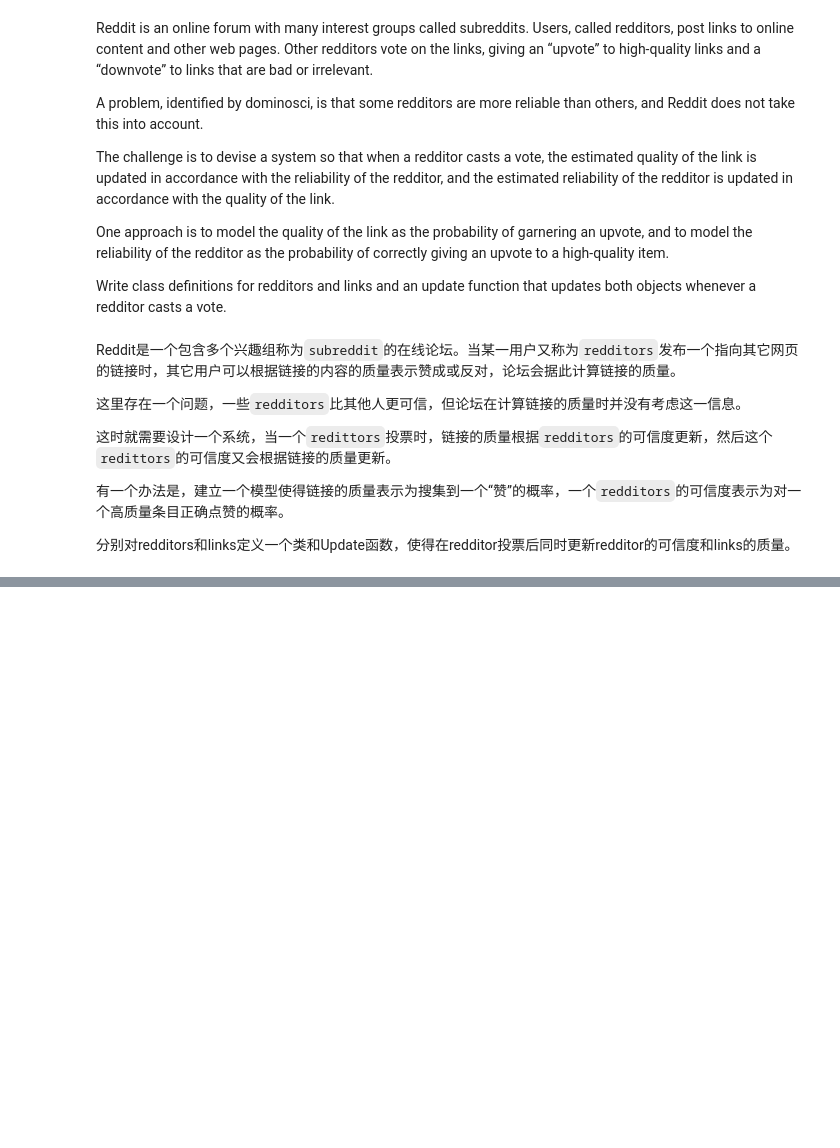
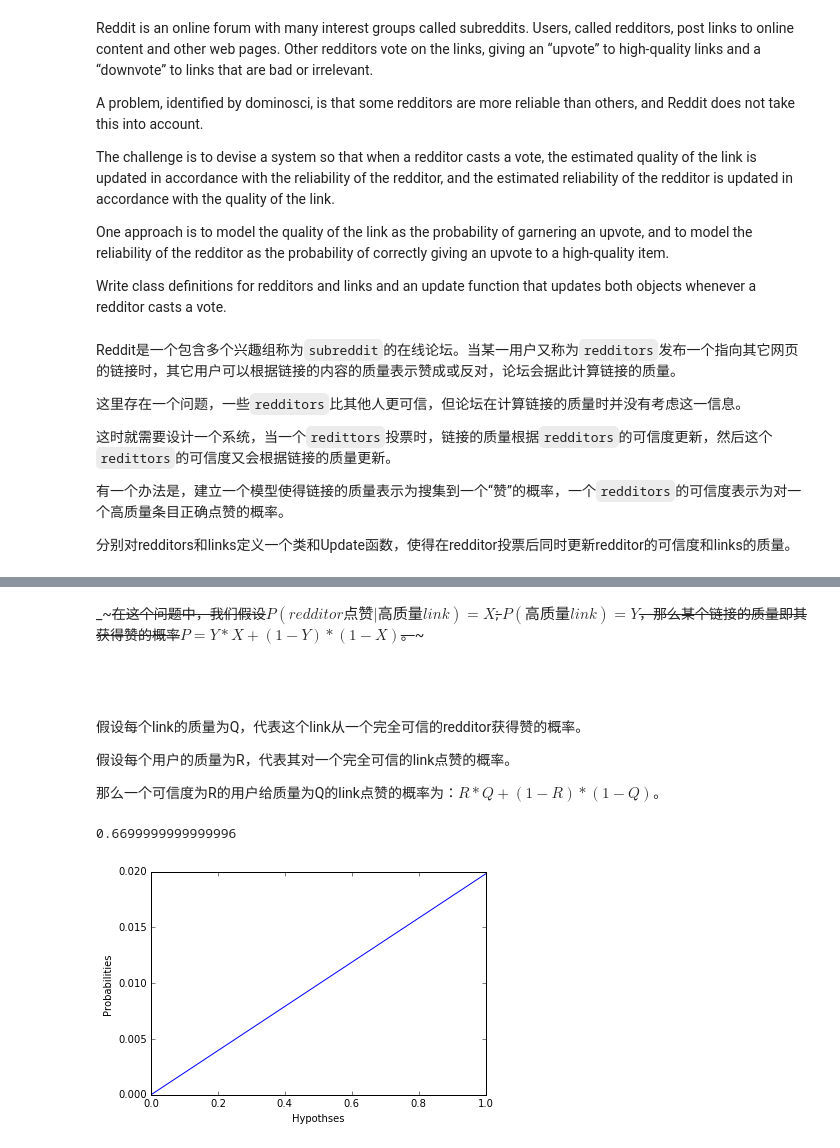
Before and after one commit to Tong-Chen/bayes_learn, a Jupyter notebook: Bayes_learn_code_3.ipynb, the cells around one changed output, grey strips where cells are left out. Cells and saved outputs as stored; diff of their text form; code cells hidden in the pictures; blank space fills up the shorter version.

Commit message:
Add answer (not quite understand)

```diff
--- a/Bayes_learn_code_3.ipynb
+++ b/Bayes_learn_code_3.ipynb
@@ -189,6 +189,11 @@ class Bayes(object):
             total += self.pmf[hypo]
             if total >= percentile_value:
                 return hypo
+    def probPlot(self):
+        hypos, probs = self.Items()
+        plt.plot(hypos, probs)
+        plt.xlabel('Hypothses')
+        plt.ylabel('Probabilities')
 # %% [markdown]
 ### 4.1 欧元问题
 # %% [markdown]
@@ -815,0 +823,29 @@ Reddit是一个包含多个兴趣组称为`subreddit`的在线论坛。当某一
+# %% [markdown]
+_~~~在这个问题中，我们假设$P(redditor点赞|高质量link)=X$; $P(高质量link)=Y$，那么某个链接的质量即其获得赞的概率$P=Y*X + (1-Y)*(1-X)$。~~~
+# %% [markdown]
+~~~Redditor的可信度为 $P(正确点赞|高质量link)=$~~~~
+# %% [markdown]
+假设每个link的质量为Q，代表这个link从一个完全可信的redditor获得赞的概率。
+
+假设每个用户的质量为R，代表其对一个完全可信的link点赞的概率。
+
+那么一个可信度为R的用户给质量为Q的link点赞的概率为：$R*Q+(1-R)*(1-Q)$。
+# %%
+class Redditor(Bayes):
+    '''Represents a series hypotheses of the reliability of a redditor.'''
+    def Likelihood(self, hypo, data):
+        '''
+        Compute the likelihood of the data under the hypothesis.
+
+        hypo: the prob of correct vote (0%-100%)
+        data: (vote, q) pair, where the vote is 'up' or 'down' and q is the mean quality of the link.
+        '''
+        r = hypo
+        vote, q = data
+
+        if vote == 'up':
+            return r*q + (1-r)*(1-q)
+        elif vote == 'down':
+            return r * (1-q) + (1-r)*q
+        else:
+            return 0
@@ -815,0 +873,17 @@ Reddit是一个包含多个兴趣组称为`subreddit`的在线论坛。当某一
+# %%
+# Initialize a redditor using a Beta distribution
+
+hypos = [i/100.0 for i in range(0,101)]
+beta = Beta(2, 1)
+hypos, probs = beta.MakePmf(hypos).Items()
+prior_prob = dict(zip(hypos, probs))
+
+redditor = Redditor(prior_prob, name='redditor')
+
+redditor.probPlot()
+
+mean_r = redditor.Mean()
+mean_r
+# %% [output]
+0.6699999999999996
+[figure, added]
```
Also changed, not shown: parts of 9 cells of this notebook.
